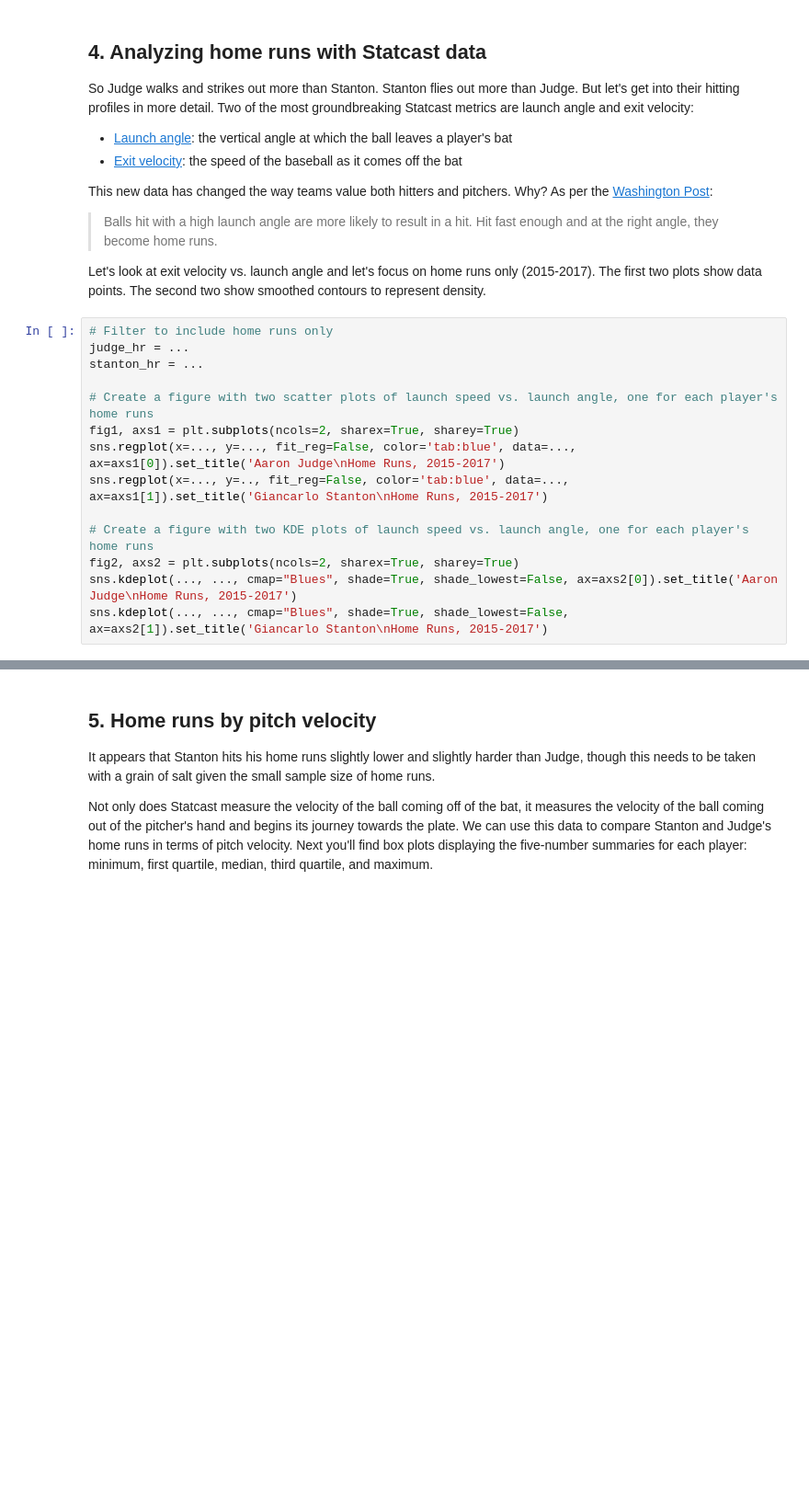
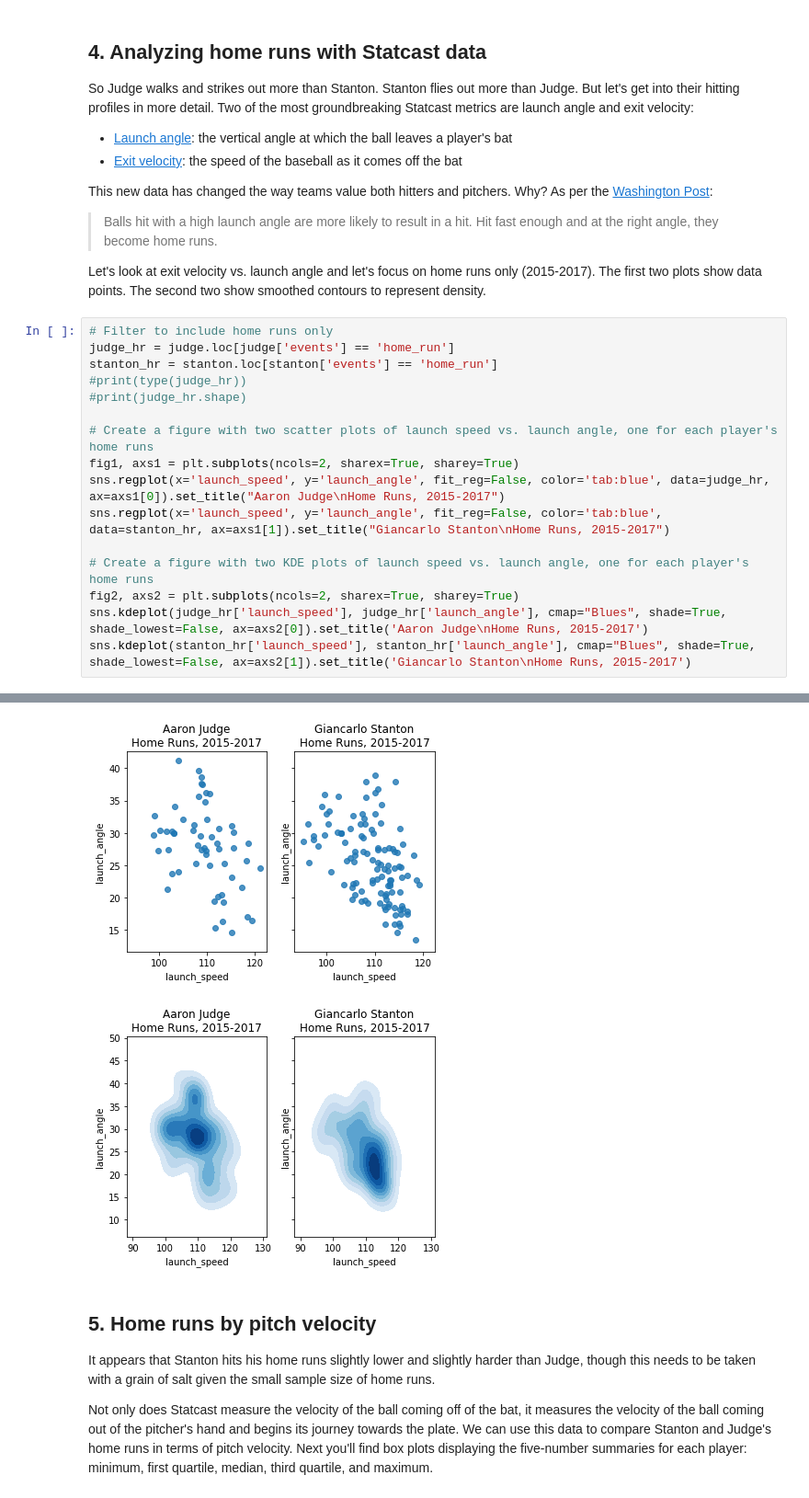
Before and after one commit to ArthurEzenwanne/data-projects, a Jupyter notebook: Baseball_Era_Data_Analysis/baseball_era_data_analysis.ipynb, the cells around one changed output, grey strips where cells are left out. Shown at 92% size. Cells and saved outputs as stored; diff of their text form; blank space fills up the shorter version.

Commit message:
Complete baseball data analysis project

```diff
--- a/Baseball_Era_Data_Analysis/baseball_era_data_analysis.ipynb
+++ b/Baseball_Era_Data_Analysis/baseball_era_data_analysis.ipynb
@@ -82,16 +109,18 @@ Ellipsis
 <p>Let's look at exit velocity vs. launch angle and let's focus on home runs only (2015-2017). The first two plots show data points. The second two show smoothed contours to represent density.</p>
 # %%
 # Filter to include home runs only
-judge_hr = ...
-stanton_hr = ...
+judge_hr = judge.loc[judge['events'] == 'home_run']
+stanton_hr = stanton.loc[stanton['events'] == 'home_run']
+#print(type(judge_hr))
+#print(judge_hr.shape)
 
 # Create a figure with two scatter plots of launch speed vs. launch angle, one for each player's home runs
 fig1, axs1 = plt.subplots(ncols=2, sharex=True, sharey=True)
-sns.regplot(x=..., y=..., fit_reg=False, color='tab:blue', data=..., ax=axs1[0]).set_title('Aaron Judge\nHome Runs, 2015-2017')
-sns.regplot(x=..., y=.., fit_reg=False, color='tab:blue', data=..., ax=axs1[1]).set_title('Giancarlo Stanton\nHome Runs, 2015-2017')
+sns.regplot(x='launch_speed', y='launch_angle', fit_reg=False, color='tab:blue', data=judge_hr, ax=axs1[0]).set_title("Aaron Judge\nHome Runs, 2015-2017")
+sns.regplot(x='launch_speed', y='launch_angle', fit_reg=False, color='tab:blue', data=stanton_hr, ax=axs1[1]).set_title("Giancarlo Stanton\nHome Runs, 2015-2017")
 
 # Create a figure with two KDE plots of launch speed vs. launch angle, one for each player's home runs
 fig2, axs2 = plt.subplots(ncols=2, sharex=True, sharey=True)
-sns.kdeplot(..., ..., cmap="Blues", shade=True, shade_lowest=False, ax=axs2[0]).set_title('Aaron Judge\nHome Runs, 2015-2017')
-sns.kdeplot(..., ..., cmap="Blues", shade=True, shade_lowest=False, ax=axs2[1]).set_title('Giancarlo Stanton\nHome Runs, 2015-2017')
+sns.kdeplot(judge_hr['launch_speed'], judge_hr['launch_angle'], cmap="Blues", shade=True, shade_lowest=False, ax=axs2[0]).set_title('Aaron Judge\nHome Runs, 2015-2017')
+sns.kdeplot(stanton_hr['launch_speed'], stanton_hr['launch_angle'], cmap="Blues", shade=True, shade_lowest=False, ax=axs2[1]).set_title('Giancarlo Stanton\nHome Runs, 2015-2017')
 # %% [output]
@@ -99,3 +128,5 @@ SyntaxError: invalid syntax (<ipython-input-4-575d2ea26b67>, line 8)
+[figure, added]
+[figure, added]
 # %% [markdown]
 ## 5. Home runs by pitch velocity
 <p>It appears that Stanton hits his home runs slightly lower and slightly harder than Judge, though this needs to be taken with a grain of salt given the small sample size of home runs.</p>
```
Also changed, not shown: parts of 8 cells of this notebook.
